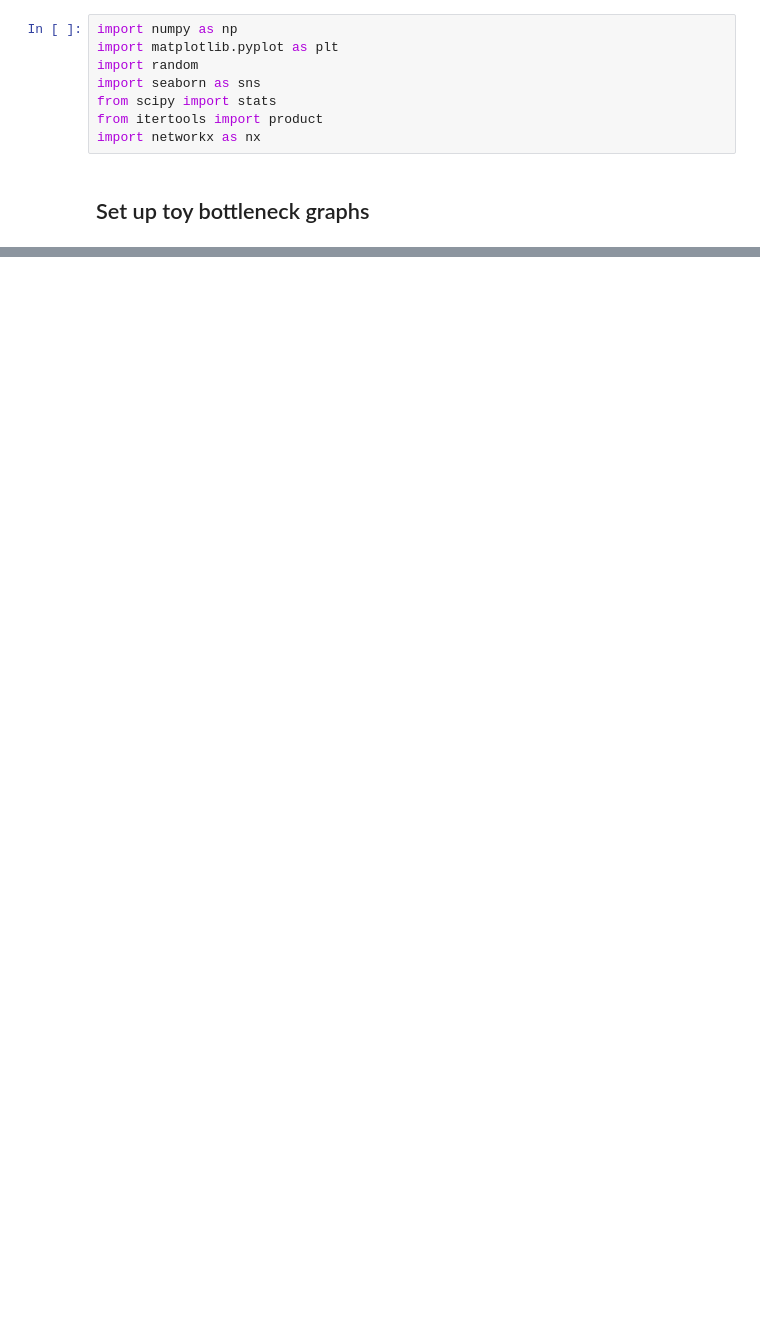
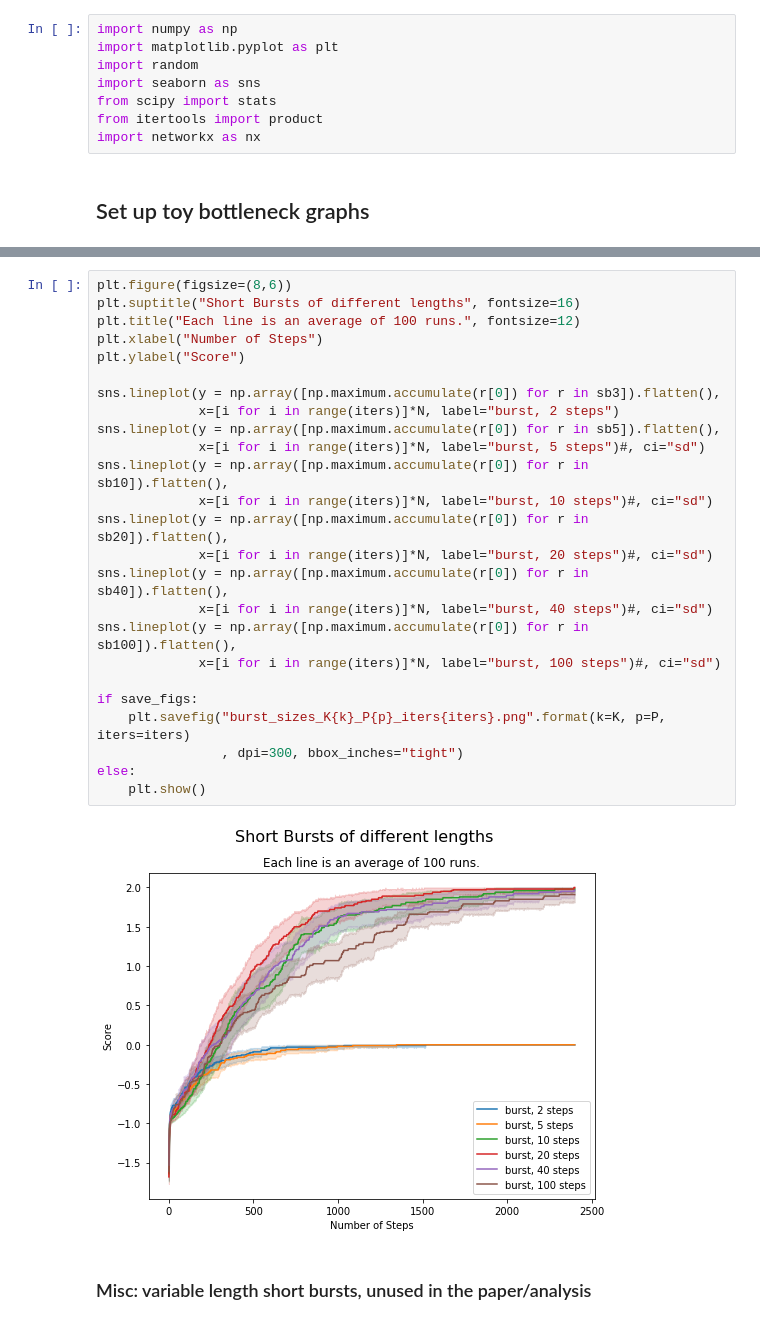
Before and after one commit to vrdi/shortbursts-gingles, a Jupyter notebook: toy_models/bottleneck.ipynb, the cells around one changed output, grey strips where cells are left out. Saved outputs shown, nothing was run; the diff lists cells and outputs as text; blank space fills up the shorter version.

```diff
--- a/toy_models/bottleneck.ipynb
+++ b/toy_models/bottleneck.ipynb
@@ -367,0 +310,29 @@ vsb40 = [variable_short_bursts(H_prime, iters, "w", start, stuck_buffer=40) for
+# %%
+plt.figure(figsize=(8,6))
+plt.suptitle("Short Bursts of different lengths", fontsize=16)
+plt.title("Each line is an average of 100 runs.", fontsize=12)
+plt.xlabel("Number of Steps")
+plt.ylabel("Score")
+
+sns.lineplot(y = np.array([np.maximum.accumulate(r[0]) for r in sb3]).flatten(),
+             x=[i for i in range(iters)]*N, label="burst, 2 steps")
+sns.lineplot(y = np.array([np.maximum.accumulate(r[0]) for r in sb5]).flatten(),
+             x=[i for i in range(iters)]*N, label="burst, 5 steps")#, ci="sd")
+sns.lineplot(y = np.array([np.maximum.accumulate(r[0]) for r in sb10]).flatten(),
+             x=[i for i in range(iters)]*N, label="burst, 10 steps")#, ci="sd")
+sns.lineplot(y = np.array([np.maximum.accumulate(r[0]) for r in sb20]).flatten(),
+             x=[i for i in range(iters)]*N, label="burst, 20 steps")#, ci="sd")
+sns.lineplot(y = np.array([np.maximum.accumulate(r[0]) for r in sb40]).flatten(),
+             x=[i for i in range(iters)]*N, label="burst, 40 steps")#, ci="sd")
+sns.lineplot(y = np.array([np.maximum.accumulate(r[0]) for r in sb100]).flatten(),
+             x=[i for i in range(iters)]*N, label="burst, 100 steps")#, ci="sd")
+
+if save_figs:
+    plt.savefig("burst_sizes_K{k}_P{p}_iters{iters}.png".format(k=K, p=P, iters=iters)
+                , dpi=300, bbox_inches="tight")
+else:
+    plt.show()
+# %% [output]
+[figure, added]
+# %% [markdown]
+### Misc: variable length short bursts, unused in the paper/analysis
```
Also changed, not shown: parts of 57 cells of this notebook, 2 other files.
